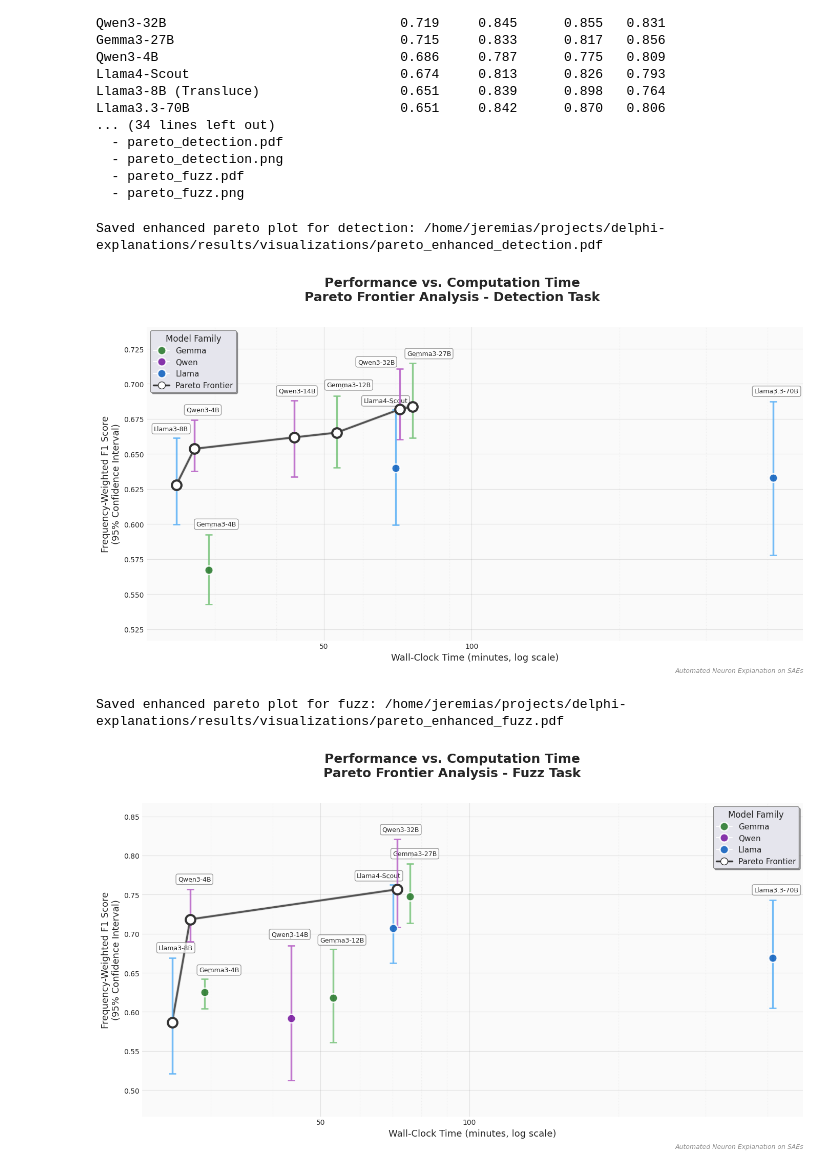
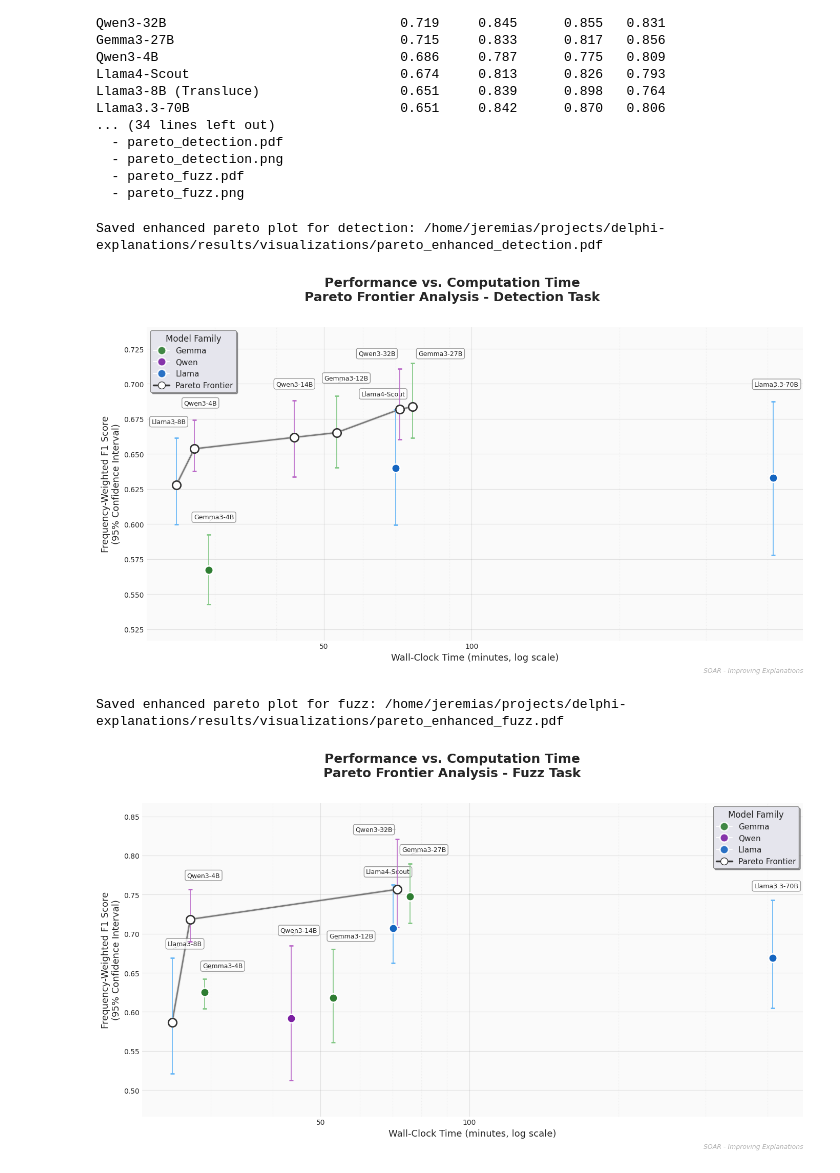
Before and after one commit to Jazhyc/delphi-explanations, a Jupyter notebook: scripts/explainer_model_analysis.ipynb, the cells around one changed output. Saved outputs shown, nothing was run; the diff lists cells and outputs as text; code cells hidden in the pictures.

Commit message:
Reduced confidence intervals alpha

```diff
--- a/scripts/explainer_model_analysis.ipynb
+++ b/scripts/explainer_model_analysis.ipynb
@@ -633,6 +633,7 @@ from matplotlib.patches import FancyBboxPatch
 import matplotlib.patches as mpatches
 from adjustText import adjust_text  # For better label placement
 import seaborn as sns
+import matplotlib.colors as mcolors
 
 # Set style for prettier plots
 plt.style.use('seaborn-v0_8-darkgrid')
@@ -780,31 +781,32 @@ for score_type in sorted(error_bar_tables.keys()):
             fam_df = df_subset[df_subset['family'] == family]
             if fam_df.empty: continue
 
-            # Error bars with gradient effect
+            # Error bars with reduced alpha so they don't dominate
+            ecolor_rgba = mcolors.to_rgba(family_colors_light[family], alpha=0.30)
             ax.errorbar(fam_df['time_minutes'], fam_df['perf'],
                        yerr=[fam_df['down'], fam_df['up']],
                        fmt='o', markersize=12,
                        color=family_colors[family],
-                       ecolor=family_colors_light[family],
+                       ecolor=ecolor_rgba,
                        markeredgecolor='white', markeredgewidth=2,
-                       capsize=5, capthick=2, elinewidth=2.5,
-                       alpha=0.9, zorder=5)
+                       capsize=3, capthick=1, elinewidth=1.2,
+                       alpha=1.0, zorder=5)
 
-        # Pareto frontier with enhanced styling
+        # Pareto frontier with enhanced styling (if present)
         pareto_subset = pareto_df[pareto_df['model'].isin(df_subset['model'])]
         if not pareto_subset.empty:
             # Add subtle shadow
             ax.plot(pareto_subset['time_minutes'], pareto_subset['perf'],
-                   color='gray', linewidth=4, alpha=0.3, zorder=2)
+                   color='gray', linewidth=4, alpha=0.15, zorder=2)
             # Main line
             ax.plot(pareto_subset['time_minutes'], pareto_subset['perf'],
-                   color='#333333', linewidth=2.5, linestyle='-',
-                   alpha=0.8, zorder=3)
+                   color='#333333', linewidth=2.0, linestyle='-',
+                   alpha=0.6, zorder=3)
 
             # Highlight Pareto points
             ax.scatter(pareto_subset['time_minutes'], pareto_subset['perf'],
-                      s=180, facecolor='white', edgecolor='#333333',
-                      linewidth=3, zorder=10, alpha=1)
+                      s=140, facecolor='white', edgecolor='#333333',
+                      linewidth=2, zorder=10, alpha=1)
 
         # Enhanced grid
         ax.grid(True, which='major', linestyle='-', alpha=0.2, color='gray')
@@ -830,7 +832,8 @@ for score_type in sorted(error_bar_tables.keys()):
         for _, r in df_subset.iterrows():
             labels_to_plot.append(r['model'])
             x_positions.append(r['time_minutes'])
-            y_positions.append(r['perf'] + r['up'])
+            # place labels just above the error bar to avoid overlap
+            y_positions.append(r['perf'] + r['up'] + 0.005)
 
         smart_label_placement(ax, x_positions, y_positions, labels_to_plot)
 
@@ -898,36 +901,36 @@ for score_type in sorted(error_bar_tables.keys()):
 
     # Position legend
     legend_ax = ax2 if has_outliers else ax
     legend = legend_ax.legend(
         handles=legend_elements,
         title='Model Family',
         loc='best',
         frameon=True,
         fancybox=True,
         shadow=True,
         fontsize=11,
         title_fontsize=12,
         framealpha=0.95,
         edgecolor='gray'
     )
 
-    # Add subtle watermark or note
-    fig.text(0.99, 0.01, 'Automated Neuron Explanation on SAEs',
-            ha='right', va='bottom', fontsize=9, alpha=0.5, style='italic')
+    # Add subtle watermark or note (updated)
+    fig.text(0.99, 0.01, 'SOAR - Improving Explanations',
+            ha='right', va='bottom', fontsize=9, alpha=0.35, style='italic')
 
     # Adjust layout
     plt.tight_layout(rect=[0, 0.02, 1, 0.96])
 
     # Save with high quality
     out_pdf = visualizations_dir / f"pareto_enhanced_{score_type}.pdf"
     out_png = visualizations_dir / f"pareto_enhanced_{score_type}.png"
     fig.savefig(out_pdf, dpi=300, bbox_inches='tight', facecolor='white')
     fig.savefig(out_png, dpi=300, bbox_inches='tight', facecolor='white')
     print(f"Saved enhanced pareto plot for {score_type}: {out_pdf}")
 
     plt.show()
 # %% [output]
 Saved enhanced pareto plot for detection: /home/jeremias/projects/delphi-explanations/results/visualizations/pareto_enhanced_detection.pdf
-[figure, old version]
+[figure, new version]
 Saved enhanced pareto plot for fuzz: /home/jeremias/projects/delphi-explanations/results/visualizations/pareto_enhanced_fuzz.pdf
-[figure, old version]
+[figure, new version]
```
